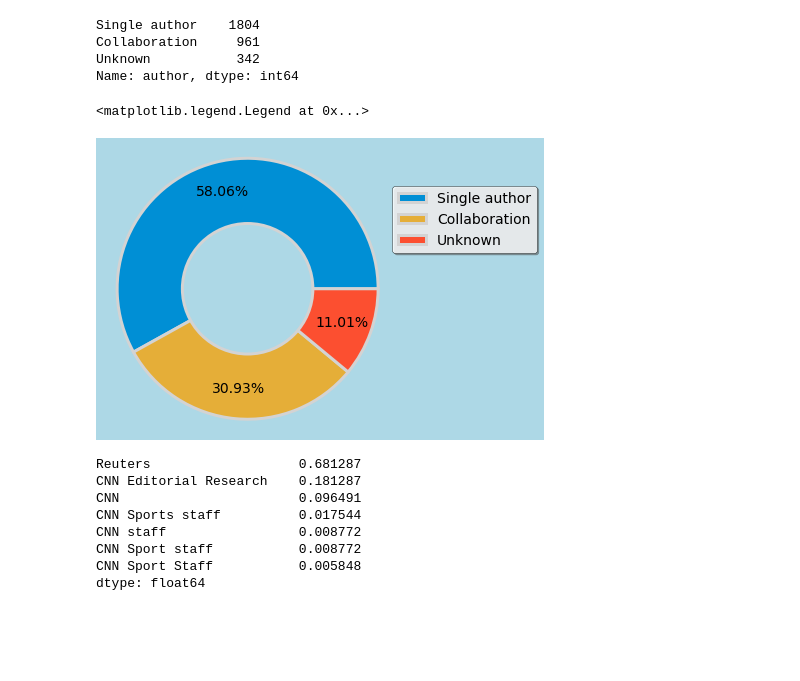
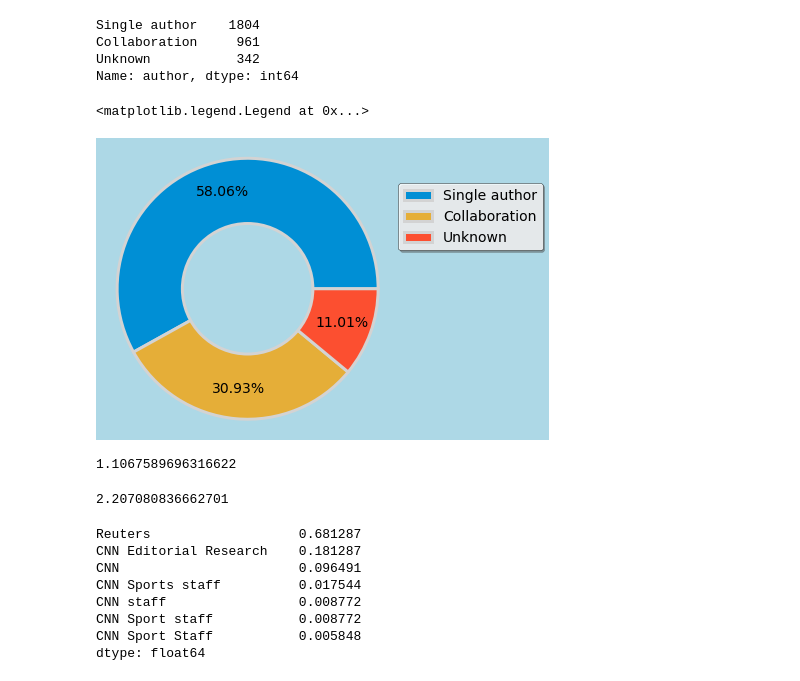
Before and after one commit to vollenia/data_analysis_CNN_news, a Jupyter notebook: analysis_cnn_xml.ipynb, the cells around one changed output. Saved outputs shown, nothing was run; the diff lists cells and outputs as text; code cells hidden in the pictures; blank space fills up the shorter version.

```diff
--- a/analysis_cnn_xml.ipynb
+++ b/analysis_cnn_xml.ipynb
@@ -317,35 +321,46 @@ Name: author, dtype: int64
 # %%
 # Initiating the plot
 fig_authors, ax_authors = plt.subplots()
 
 # Feeding the data (pandas Series)
 authors.plot(kind="pie", labels=None, radius=1, wedgeprops = {"linewidth": 3, "edgecolor" : "lightgrey"},
                             autopct="%.2f%%", pctdistance=0.77, shadow=False, startangle=0, figsize=(4,4),
                             colors=["#008fd5", "#e5ae38", "#fc4f30"]) # #008fd5, #fc4f30, #e5ae38, #6d904f, #8b8b8b, #810f7c
 
 # Creating adoughnut chart
 circle = plt.Circle((0,0), 0.5, facecolor="lightblue", edgecolor="lightgrey", linewidth=3, fill=True)
 p = plt.gcf()
 p.gca().add_artist(circle)
 
 # Configuring the chart
 fig_authors.subplots_adjust(left=0, right=1, bottom=0, top=1, wspace=0, hspace=0)
 ax_authors.axis("equal")
 ax_authors.margins(0.05, 0.05)
 
 fig_authors.set_facecolor("lightblue")
 ax_authors.axis('off')
-ax_authors.legend(labels=authors.index, loc="lower left", bbox_to_anchor=(0.98, 0.6, 0.5, 1.5), title=None,
+ax_authors.legend(labels=authors.index, loc="center left", title=None, bbox_to_anchor=(1, 0.75),
                     facecolor="white", edgecolor="black", fancybox=True, shadow=True, borderpad=None, framealpha=0.8)
+#ax_authors.set_title("Test Title", x=0.75) #x=np.sum([-ax_authors.get_xlim()[0], ax_authors.get_xlim()[-1]]))
 
 #ax_authors.set_title("Distribution of authors", loc="center", fontdict={"color":"black"})
 # 'best', 'upper right', 'upper left', 'lower left', 'lower right', 'right', 'center left',
 # 'center right', 'lower center', 'upper center', 'center'
 
 # possibly labels=np.round((authors.values / np.sum(authors.values) * 100), 2), labeldistance=0.5,
+
+#fig_authors.savefig("authors", facecolor="lightblue", bbox_inches="tight")
 # %% [output]
 <matplotlib.legend.Legend at 0x...>
-[figure, old version]
+[figure, new version]
+# %%
+-ax_authors.get_xlim()[0]
+# %% [output]
+1.1067589696316622
+# %%
+np.sum([-ax_authors.get_xlim()[0], ax_authors.get_xlim()[-1]])
+# %% [output]
+2.207080836662701
 # %%
 test_series = pd.Series(unknown)
 #len(test_series.value_counts())
```
Also changed, not shown: parts of 5 cells of this notebook.
